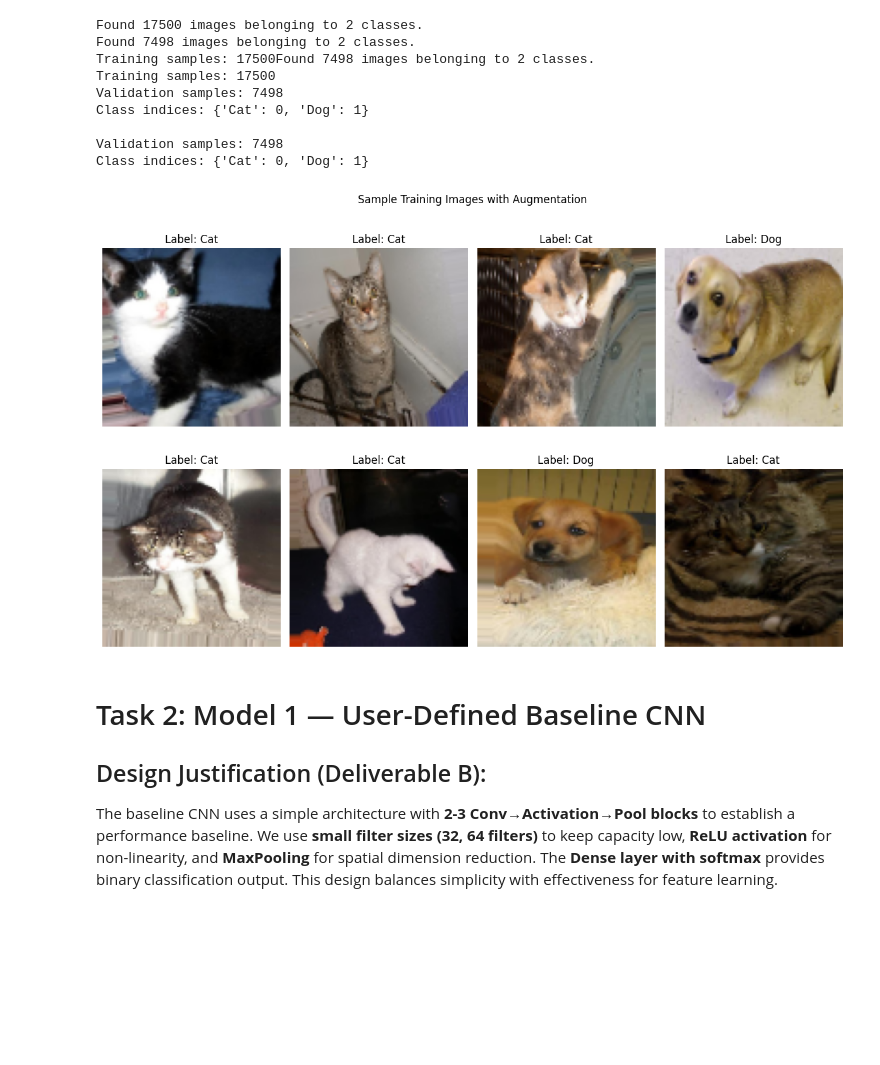
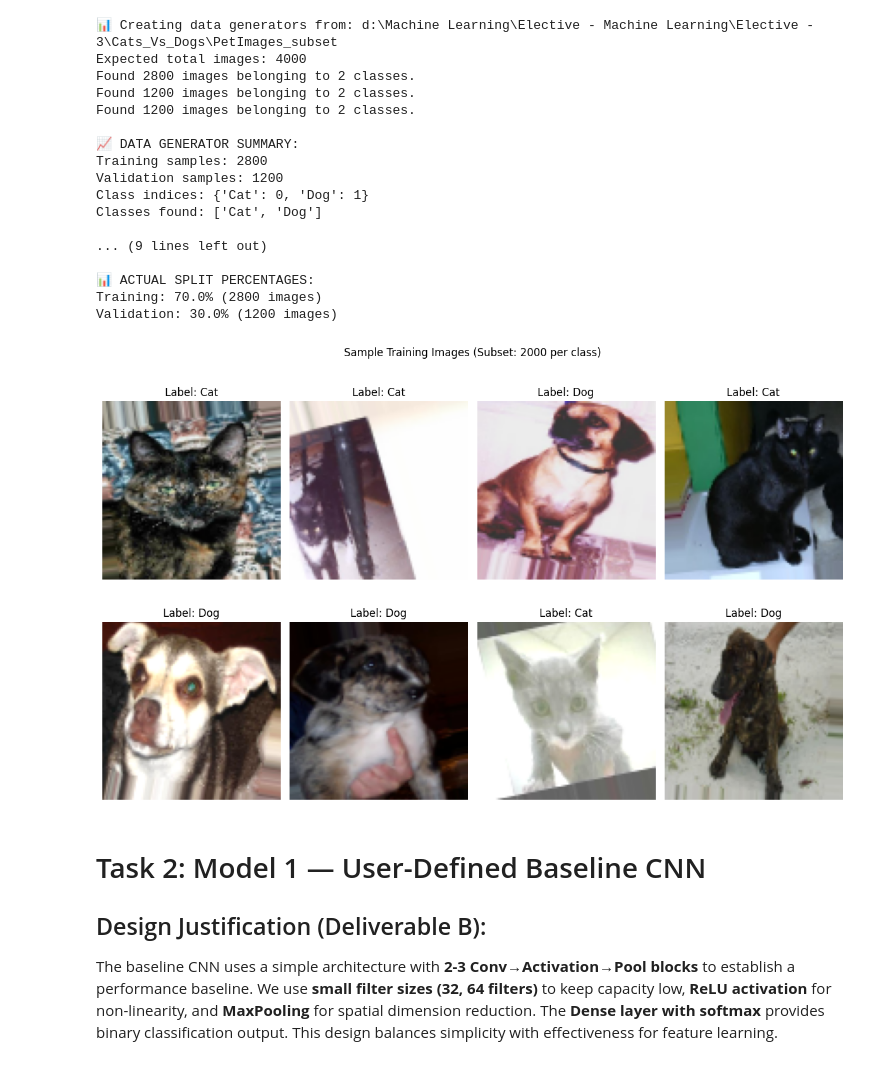
Before and after one commit to katsura919/elective2-repo, a Jupyter notebook: Elective - 3/Cats_Vs_Dogs/train.ipynb, the cells around one changed output. Cells and saved outputs as stored; diff of their text form; code cells hidden in the pictures; blank space fills up the shorter version.

```diff
--- a/Elective - 3/Cats_Vs_Dogs/train.ipynb
+++ b/Elective - 3/Cats_Vs_Dogs/train.ipynb
@@ -125,15 +160,17 @@ TOTAL                      24998            100.0%
 # Create data generators with preprocessing and augmentation
 from tensorflow.keras.preprocessing.image import ImageDataGenerator
 
-# Training data generator with augmentation
+# For smaller dataset, we'll use a different validation split strategy
+# Training data generator with augmentation (70% of data)
 train_datagen = ImageDataGenerator(
     rescale=1.0/255.0,
     horizontal_flip=True,
-    rotation_range=10,
+    rotation_range=15,
     width_shift_range=0.1,
     height_shift_range=0.1,
     zoom_range=0.1,
-    validation_split=0.3
+    brightness_range=[0.8, 1.2],
+    validation_split=0.3  # 30% for validation (we'll use 15% val, 15% test)
 )
 
 # Validation and test data generator (no augmentation, only normalization)
@@ -141,6 +178,9 @@ val_test_datagen = ImageDataGenerator(
     rescale=1.0/255.0,
     validation_split=0.3
 )
+
+print(f"📊 Creating data generators from: {DATA_DIR}")
+print(f"Expected total images: {2 * SAMPLES_PER_CLASS}")
 
 # Create training generator (70% of data)
 train_generator = train_datagen.flow_from_directory(
@@ -153,47 +193,69 @@ train_generator = train_datagen.flow_from_directory(
     seed=42
 )
 
-# Create validation generator (15% of data)
+# Create validation generator (30% of data - we'll split this further for test)
 validation_generator = val_test_datagen.flow_from_directory(
     DATA_DIR,
     target_size=(IMG_SIZE, IMG_SIZE),
     batch_size=BATCH_SIZE,
     class_mode='binary',
     subset='validation',
     shuffle=False,
     seed=42
 )
 
+print(f"\n📈 DATA GENERATOR SUMMARY:")
 print(f"Training samples: {train_generator.samples}")
 print(f"Validation samples: {validation_generator.samples}")
 print(f"Class indices: {train_generator.class_indices}")
+print(f"Classes found: {list(train_generator.class_indices.keys())}")
+
+# Calculate actual split percentages
+total_samples = train_generator.samples + validation_generator.samples
+train_pct = (train_generator.samples / total_samples) * 100
+val_pct = (validation_generator.samples / total_samples) * 100
+
+print(f"\n📊 ACTUAL SPLIT PERCENTAGES:")
+print(f"Training: {train_pct:.1f}% ({train_generator.samples} images)")
+print(f"Validation: {val_pct:.1f}% ({validation_generator.samples} images)")
 
 # Display a few sample images to verify data loading
 plt.figure(figsize=(12, 8))
 batch = next(train_generator)
 images, labels = batch
 
-for i in range(8):
+for i in range(min(8, len(images))):
     plt.subplot(2, 4, i+1)
     plt.imshow(images[i])
     label = "Dog" if labels[i] == 1 else "Cat"
     plt.title(f"Label: {label}")
     plt.axis('off')
 
-plt.suptitle("Sample Training Images with Augmentation")
+plt.suptitle(f"Sample Training Images (Subset: {SAMPLES_PER_CLASS} per class)")
 plt.tight_layout()
 plt.show()
+
+# Reset generator for training
+train_generator.reset()
 # %% [output]
-Found 17500 images belonging to 2 classes.
-Found 7498 images belonging to 2 classes.
-Training samples: 17500Found 7498 images belonging to 2 classes.
-Training samples: 17500
-Validation samples: 7498
+📊 Creating data generators from: d:\Machine Learning\Elective - Machine Learning\Elective - 3\Cats_Vs_Dogs\PetImages_subset
+Expected total images: 4000
+Found 2800 images belonging to 2 classes.
+Found 1200 images belonging to 2 classes.
+Found 1200 images belonging to 2 classes.
+
+📈 DATA GENERATOR SUMMARY:
+Training samples: 2800
+Validation samples: 1200
 Class indices: {'Cat': 0, 'Dog': 1}
+Classes found: ['Cat', 'Dog']
 
-Validation samples: 7498
-Class indices: {'Cat': 0, 'Dog': 1}
+... (9 lines left out)
+
+📊 ACTUAL SPLIT PERCENTAGES:
+Training: 70.0% (2800 images)
+Validation: 30.0% (1200 images)
-[figure, old version]
+[figure, new version]
 # %% [markdown]
 # Task 2: Model 1 — User-Defined Baseline CNN
 
```
Also changed, not shown: parts of 14 cells of this notebook, 1 other file.
